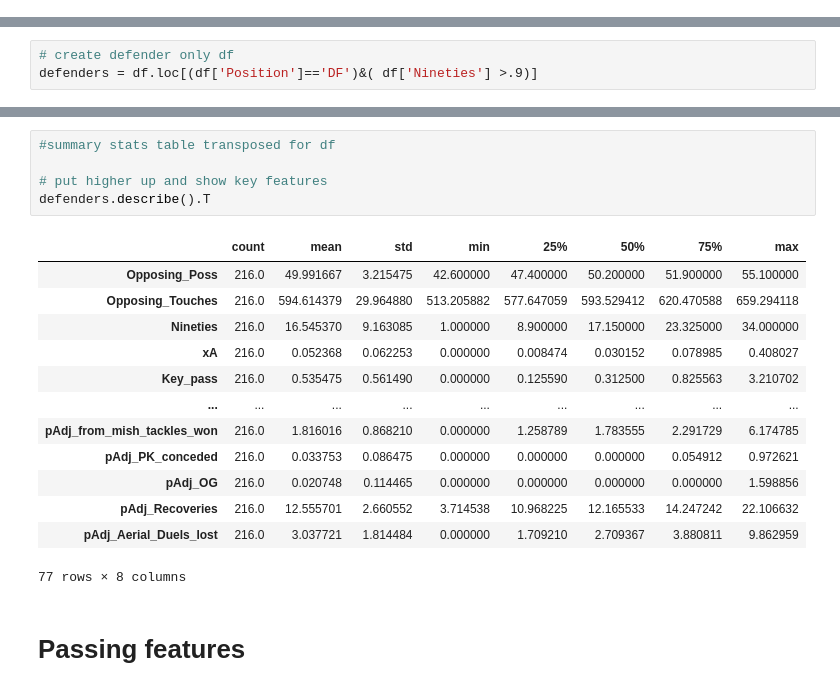
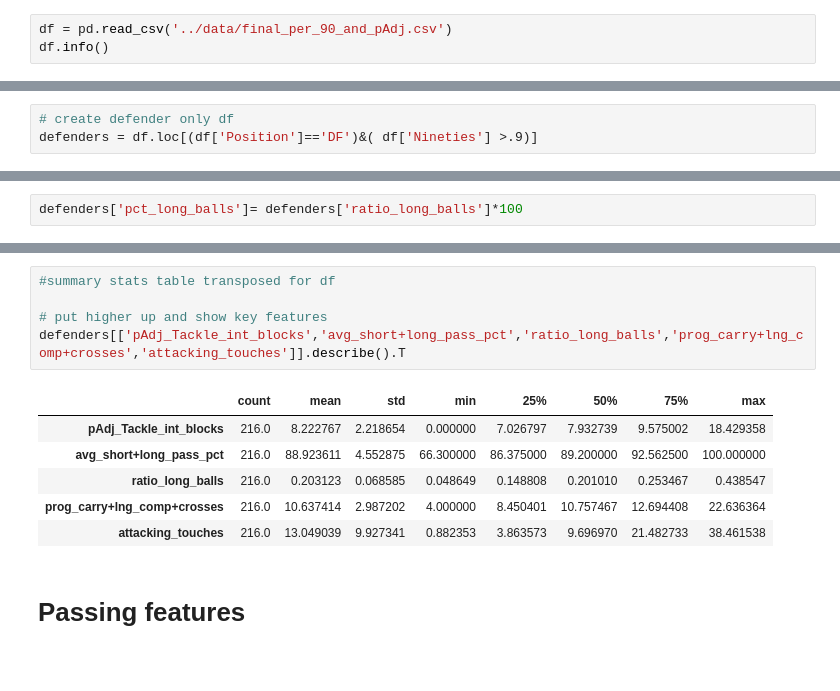
Before and after one commit to misterrustia/MLS_clustering_Captsone, a Jupyter notebook: 2_Exploratory_Data_analysis/Player_exploratory_data_analysis.ipynb, the cells around one changed output, grey strips where cells are left out. Drawn from its saved outputs; the diff is of its cells as text; blank space fills up the shorter version.

```diff
--- a/2_Exploratory_Data_analysis/Player_exploratory_data_analysis.ipynb
+++ b/2_Exploratory_Data_analysis/Player_exploratory_data_analysis.ipynb
@@ -355,0 +177,3 @@ df.head()
+# %%
+df = pd.read_csv('../data/final_per_90_and_pAdj.csv')
+df.info()
@@ -362,0 +210,2 @@ defenders = df.loc[(df['Position']=='DF')&( df['Nineties'] >.9)]
+# %%
+defenders['pct_long_balls']= defenders['ratio_long_balls']*100
@@ -363,22 +245,15 @@ defenders = df.loc[(df['Position']=='DF')&( df['Nineties'] >.9)]
 # %%
 #summary stats table transposed for df
 
 # put higher up and show key features
-defenders.describe().T
+defenders[['pAdj_Tackle_int_blocks','avg_short+long_pass_pct','ratio_long_balls','prog_carry+lng_comp+crosses','attacking_touches']].describe().T
 # %% [output]
 |  | count | mean | std | min | 25% | 50% | 75% | max |
-| Opposing_Poss | 216.0 | 49.991667 | 3.215475 | 42.600000 | 47.400000 | 50.200000 | 51.900000 | 55.100000 |
-| Opposing_Touches | 216.0 | 594.614379 | 29.964880 | 513.205882 | 577.647059 | 593.529412 | 620.470588 | 659.294118 |
-| Nineties | 216.0 | 16.545370 | 9.163085 | 1.000000 | 8.900000 | 17.150000 | 23.325000 | 34.000000 |
-| xA | 216.0 | 0.052368 | 0.062253 | 0.000000 | 0.008474 | 0.030152 | 0.078985 | 0.408027 |
-| Key_pass | 216.0 | 0.535475 | 0.561490 | 0.000000 | 0.125590 | 0.312500 | 0.825563 | 3.210702 |
-| ... | ... | ... | ... | ... | ... | ... | ... | ... |
-| pAdj_from_mish_tackles_won | 216.0 | 1.816016 | 0.868210 | 0.000000 | 1.258789 | 1.783555 | 2.291729 | 6.174785 |
-| pAdj_PK_conceded | 216.0 | 0.033753 | 0.086475 | 0.000000 | 0.000000 | 0.000000 | 0.054912 | 0.972621 |
-| pAdj_OG | 216.0 | 0.020748 | 0.114465 | 0.000000 | 0.000000 | 0.000000 | 0.000000 | 1.598856 |
-| pAdj_Recoveries | 216.0 | 12.555701 | 2.660552 | 3.714538 | 10.968225 | 12.165533 | 14.247242 | 22.106632 |
-| pAdj_Aerial_Duels_lost | 216.0 | 3.037721 | 1.814484 | 0.000000 | 1.709210 | 2.709367 | 3.880811 | 9.862959 |
+| pAdj_Tackle_int_blocks | 216.0 | 8.222767 | 2.218654 | 0.000000 | 7.026797 | 7.932739 | 9.575002 | 18.429358 |
+| avg_short+long_pass_pct | 216.0 | 88.923611 | 4.552875 | 66.300000 | 86.375000 | 89.200000 | 92.562500 | 100.000000 |
+| ratio_long_balls | 216.0 | 0.203123 | 0.068585 | 0.048649 | 0.148808 | 0.201010 | 0.253467 | 0.438547 |
+| prog_carry+lng_comp+crosses | 216.0 | 10.637414 | 2.987202 | 4.000000 | 8.450401 | 10.757467 | 12.694408 | 22.636364 |
+| attacking_touches | 216.0 | 13.049039 | 9.927341 | 0.882353 | 3.863573 | 9.696970 | 21.482733 | 38.461538 |
-77 rows × 8 columns
 # %% [markdown]
 # Passing features
 # %%
```
Also changed, not shown: parts of 36 cells of this notebook, 2 other files.
